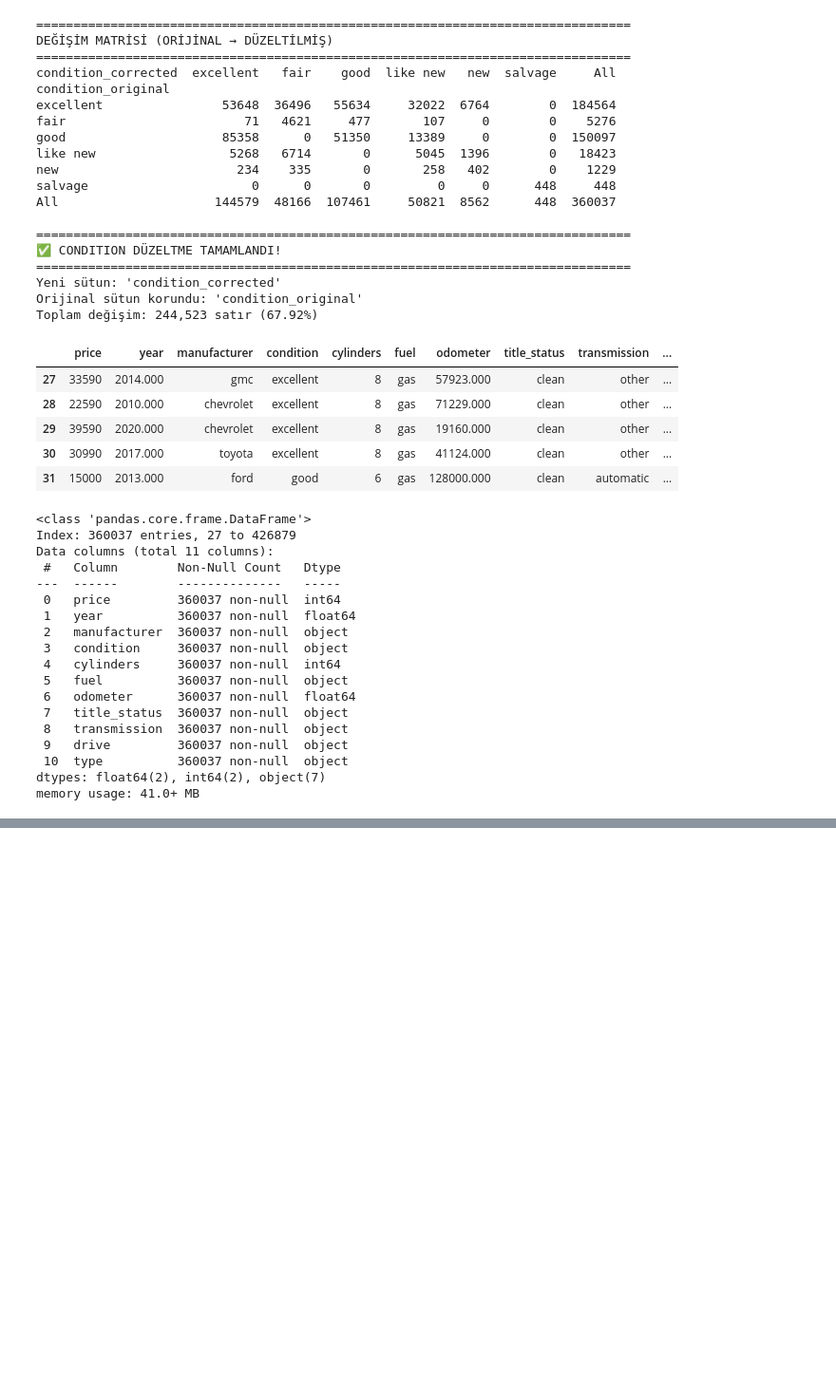
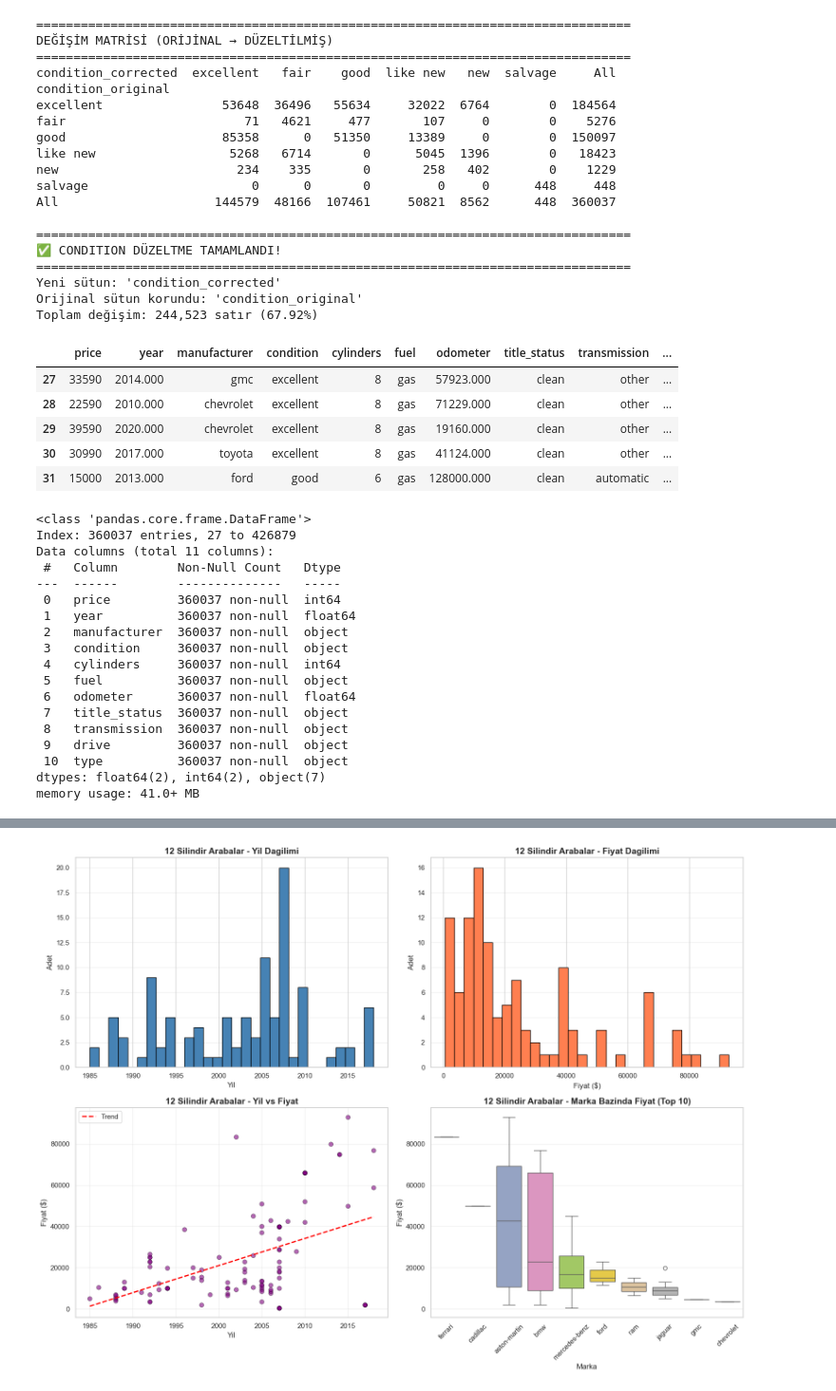
Before and after one commit to AhmetBugraKaplan/CarRecommendationSystem, a Jupyter notebook: RegressionModel/CarPricePredictionProject.ipynb, the cells around one changed output, grey strips where cells are left out. Shown at 95% size. Saved outputs shown, nothing was run; the diff lists cells and outputs as text; code cells hidden in the pictures; blank space fills up the shorter version.

```diff
--- a/RegressionModel/CarPricePredictionProject.ipynb
+++ b/RegressionModel/CarPricePredictionProject.ipynb
@@ -1309,0 +1437,2 @@ memory usage: 41.0+ MB
+# %%
+df.loc[df['transmission'].str.contains('other', case=False, na=False), 'transmission'] = np.nan
@@ -1309,0 +1443,4 @@ memory usage: 41.0+ MB
+# %%
+df["transmission"] = df.groupby(["manufacturer","type"],dropna=False)["transmission"].transform(
+    lambda x:x.fillna(x.mode()[0]) if not x.mode().empty else x
+ )
@@ -1309,0 +1454,87 @@ memory usage: 41.0+ MB
+# %%
+# ============================================================================
+# 12 SİLİNDİR ARABALAR - GRAFİKLER
+# ============================================================================
+
+import matplotlib.pyplot as plt
+import seaborn as sns
+
+# 12 silindir arabaları filtrele
+cyl_12 = df[df['cylinders'] == 12]
+
+fig, axes = plt.subplots(2, 2, figsize=(16, 12))
+
+# ============================================================================
+# 1. YIL DAĞILIMI (Histogram)
+# ============================================================================
+axes[0, 0].hist(cyl_12['year'], bins=30, color='steelblue', edgecolor='black')
+axes[0, 0].set_title('12 Silindir Arabalar - Yil Dagilimi', fontsize=14, weight='bold')
+axes[0, 0].set_xlabel('Yil', fontsize=12)
+axes[0, 0].set_ylabel('Adet', fontsize=12)
+axes[0, 0].grid(axis='y', alpha=0.3)
+
+# ============================================================================
+# 2. FİYAT DAĞILIMI (Histogram)
+# ============================================================================
+axes[0, 1].hist(cyl_12['price'], bins=30, color='coral', edgecolor='black')
+axes[0, 1].set_title('12 Silindir Arabalar - Fiyat Dagilimi', fontsize=14, weight='bold')
+axes[0, 1].set_xlabel('Fiyat ($)', fontsize=12)
+axes[0, 1].set_ylabel('Adet', fontsize=12)
+axes[0, 1].grid(axis='y', alpha=0.3)
+
+# ============================================================================
+# 3. YIL vs FİYAT (Scatter Plot)
+# ============================================================================
+axes[1, 0].scatter(cyl_12['year'], cyl_12['price'], alpha=0.6, s=50,
+                   color='purple', edgecolors='black', linewidth=0.5)
+axes[1, 0].set_title('12 Silindir Arabalar - Yil vs Fiyat', fontsize=14, weight='bold')
+axes[1, 0].set_xlabel('Yil', fontsize=12)
+axes[1, 0].set_ylabel('Fiyat ($)', fontsize=12)
+axes[1, 0].grid(alpha=0.3)
+
+# Trend line ekle
+z = np.polyfit(cyl_12['year'], cyl_12['price'], 1)
+p = np.poly1d(z)
+axes[1, 0].plot(sorted(cyl_12['year'].unique()),
+                p(sorted(cyl_12['year'].unique())),
+                color='red', linewidth=2, linestyle='--', label='Trend')
+axes[1, 0].legend()
+
+# ============================================================================
+# 4. MARKA BAZINDA FİYAT (Box Plot)
+# ============================================================================
+# En fazla 12 silindir araç olan markaları al
+top_brands = cyl_12['manufacturer'].value_counts().head(10).index
+cyl_12_top = cyl_12[cyl_12['manufacturer'].isin(top_brands)]
+
+order = cyl_12_top.groupby('manufacturer')['price'].median().sort_values(ascending=False).index
+
+sns.boxplot(data=cyl_12_top, x='manufacturer', y='price', order=order,
+            palette='Set2', ax=axes[1, 1])
+axes[1, 1].set_title('12 Silindir Arabalar - Marka Bazinda Fiyat (Top 10)',
+                     fontsize=14, weight='bold')
+axes[1, 1].set_xlabel('Marka', fontsize=12)
+axes[1, 1].set_ylabel('Fiyat ($)', fontsize=12)
+axes[1, 1].tick_params(axis='x', rotation=45)
+axes[1, 1].grid(axis='y', alpha=0.3)
+
+plt.tight_layout()
+plt.show()
+
+# ============================================================================
+# İSTATİSTİKLER
+# ============================================================================
+print("="*80)
+print("12 SİLİNDİR ARABALAR - OZET İSTATİSTİKLER")
+print("="*80)
+print(f"\nToplam araba: {len(cyl_12):,}")
+print(f"Ortalama fiyat: ${cyl_12['price'].mean():,.0f}")
+print(f"Median fiyat: ${cyl_12['price'].median():,.0f}")
+print(f"Min fiyat: ${cyl_12['price'].min():,.0f}")
+print(f"Max fiyat: ${cyl_12['price'].max():,.0f}")
+print(f"\nOrtalama yil: {cyl_12['year'].mean():.0f}")
+print(f"En eski: {cyl_12['year'].min():.0f}")
+print(f"En yeni: {cyl_12['year'].max():.0f}")
+print("="*80)
+# %% [output]
+[figure, added]
```
Also changed, not shown: parts of 13 cells of this notebook.
